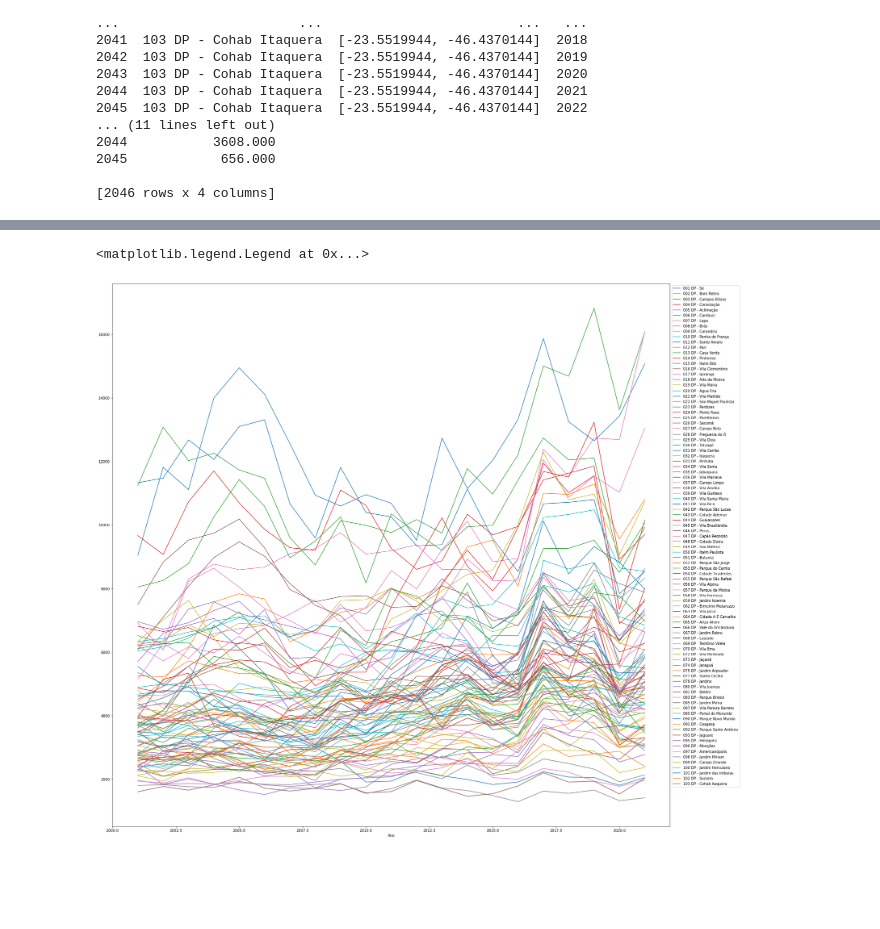
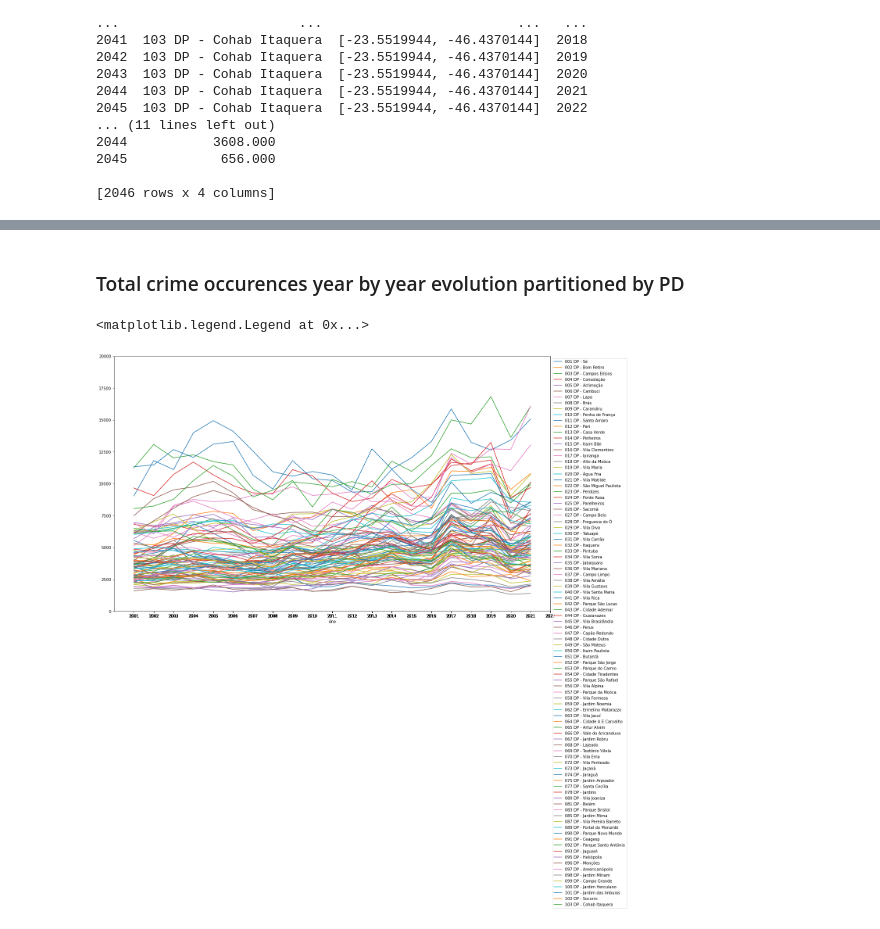
Before and after one commit to rodonoah/sp_violence_data_project, a Jupyter notebook: pds_analysis.ipynb, the cells around one changed output, grey strips where cells are left out. Drawn from its saved outputs; the diff is of its cells as text; code cells hidden in the pictures; blank space fills up the shorter version.

```diff
--- a/pds_analysis.ipynb
+++ b/pds_analysis.ipynb
@@ -18,8 +18,7 @@ for column in ocurrences_column_names:
 df['Total Ocorrencias'] = df.iloc[:, 4:].sum(axis=1)
 
 # Grouping total ocurrences by PD
-df = df.groupby(['DP', 'Coordenadas', 'Ano'])[
-'Total Ocorrencias'].sum().reset_index()
+df = df.groupby(['DP', 'Coordenadas', 'Ano'])['Total Ocorrencias'].sum().reset_index()
 
 print(df)
 # %% [output]
@@ -42,0 +44,7 @@ print(df)
+# %%
+df1 = df.groupby(['Ano'])['Total Ocorrencias'].sum().reset_index()
+df1 = df1[:-1]
+xint = df['Ano'].to_list()
+df1=df1.set_index('Ano')
+# print(df1)
+df1.plot(figsize=(20,12), xticks=xint, ylim=(0,1000000))
@@ -65,5 +70,7 @@ Ano
+# %% [markdown]
+### Total crime occurences year by year evolution partitioned by PD
 # %%
-df.plot(figsize=(28,28)).legend(bbox_to_anchor=(1.0, 1.0))
+df.plot(figsize=(20,12), xticks=xint, ylim=(0,20000)).legend(bbox_to_anchor=(1.0, 1.0))
 # %% [output]
 <matplotlib.legend.Legend at 0x...>
-[figure, old version]
+[figure, new version]
```
Also changed, not shown: parts of 5 cells of this notebook.
